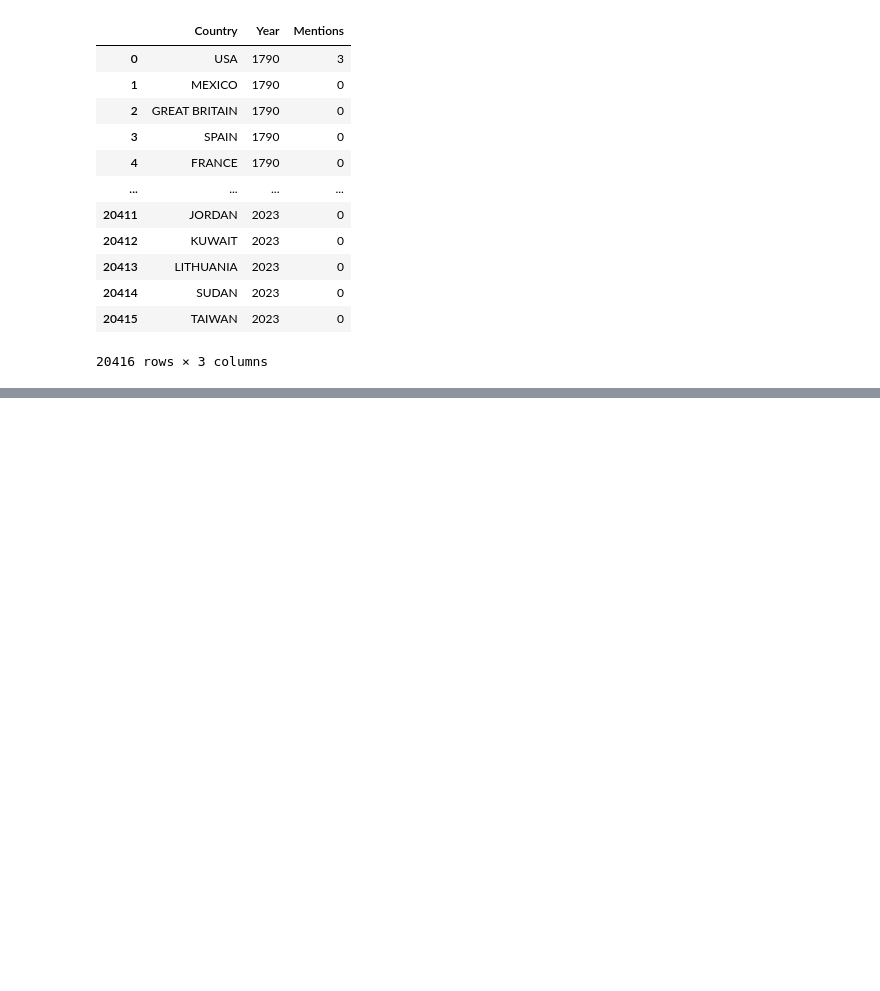
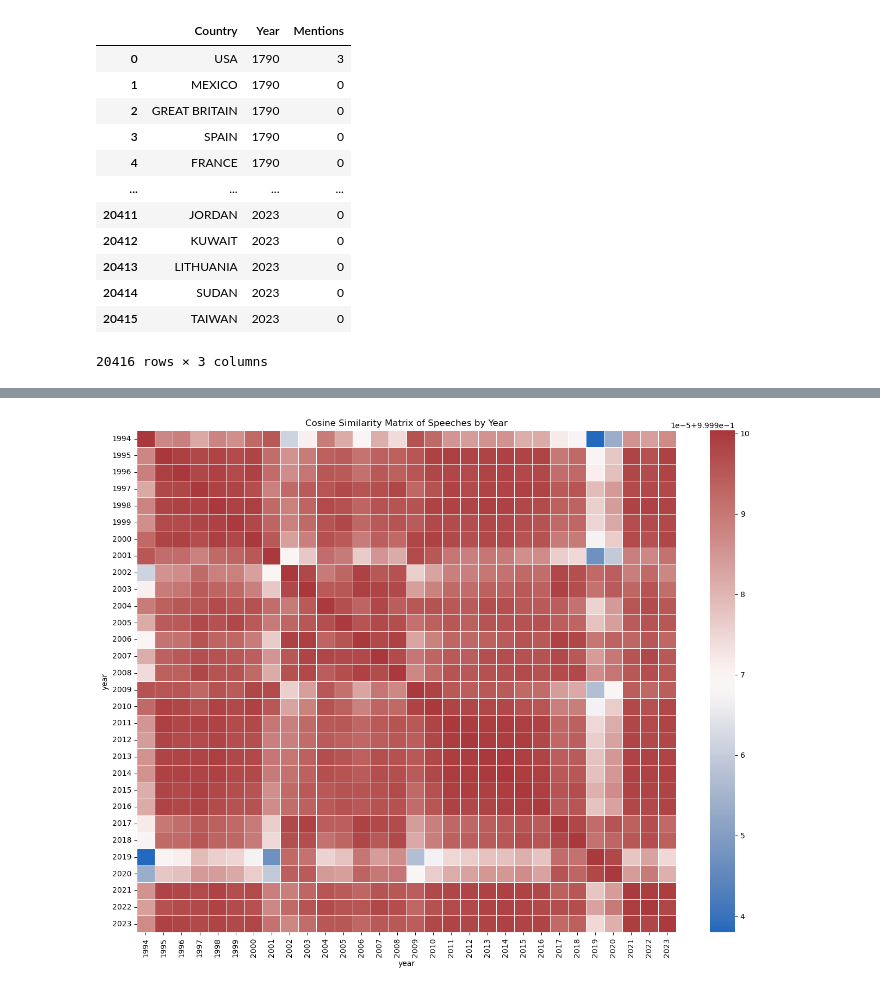
Before and after one commit to ana-047/TheWordsOfTheUnion, a Jupyter notebook: Mining_code.ipynb, the cells around one changed output, grey strips where cells are left out. Drawn from its saved outputs; the diff is of its cells as text; code cells hidden in the pictures; blank space fills up the shorter version.

Commit message:
added similairty matrix

```diff
--- a/Mining_code.ipynb
+++ b/Mining_code.ipynb
@@ -1189,0 +1192,34 @@ df2.to_clipboard()
+# %%
+#similarity between speeches
+df3 = df[['year', 'text']].copy()
+df3 = df3.tail(30)
+
+stop_words = set(stopwords.words('english'))
+df3['tokenized_speech'] = df3['text'].apply(lambda x: [word.lower() for word in word_tokenize(x) if word.isalpha() and word.lower() not in stop_words])
+
+model = Word2Vec(sentences=df3['tokenized_speech'], vector_size=100, window=5, min_count=1, workers=4)
+
+# calculate the average vector for a document
+def calculate_avg_vector(tokens, model):
+    vectors = [model.wv[word] for word in tokens if word in model.wv]
+    if not vectors:
+        return np.zeros(model.vector_size)
+    return np.mean(vectors, axis=0)
+
+# average vectors for each speech
+df3['avg_vector'] = df3['tokenized_speech'].apply(lambda x: calculate_avg_vector(x, model))
+
+vectors = np.array(df3['avg_vector'].to_list())
+
+# Calculate cosine similarity between speeches
+cosine_sim = cosine_similarity(vectors, vectors)
+
+cosine_sim_df = pd.DataFrame(cosine_sim, index=df3['year'], columns=df3['year'])
+
+
+plt.figure(figsize=(16, 12))
+sns.heatmap(cosine_sim_df, annot=False, linewidths=.5, cmap='vlag')
+plt.title("Cosine Similarity Matrix of Speeches by Year")
+plt.show()
+# %% [output]
+[figure, added]
```
Also changed, not shown: parts of 22 cells of this notebook, 2 other files.
